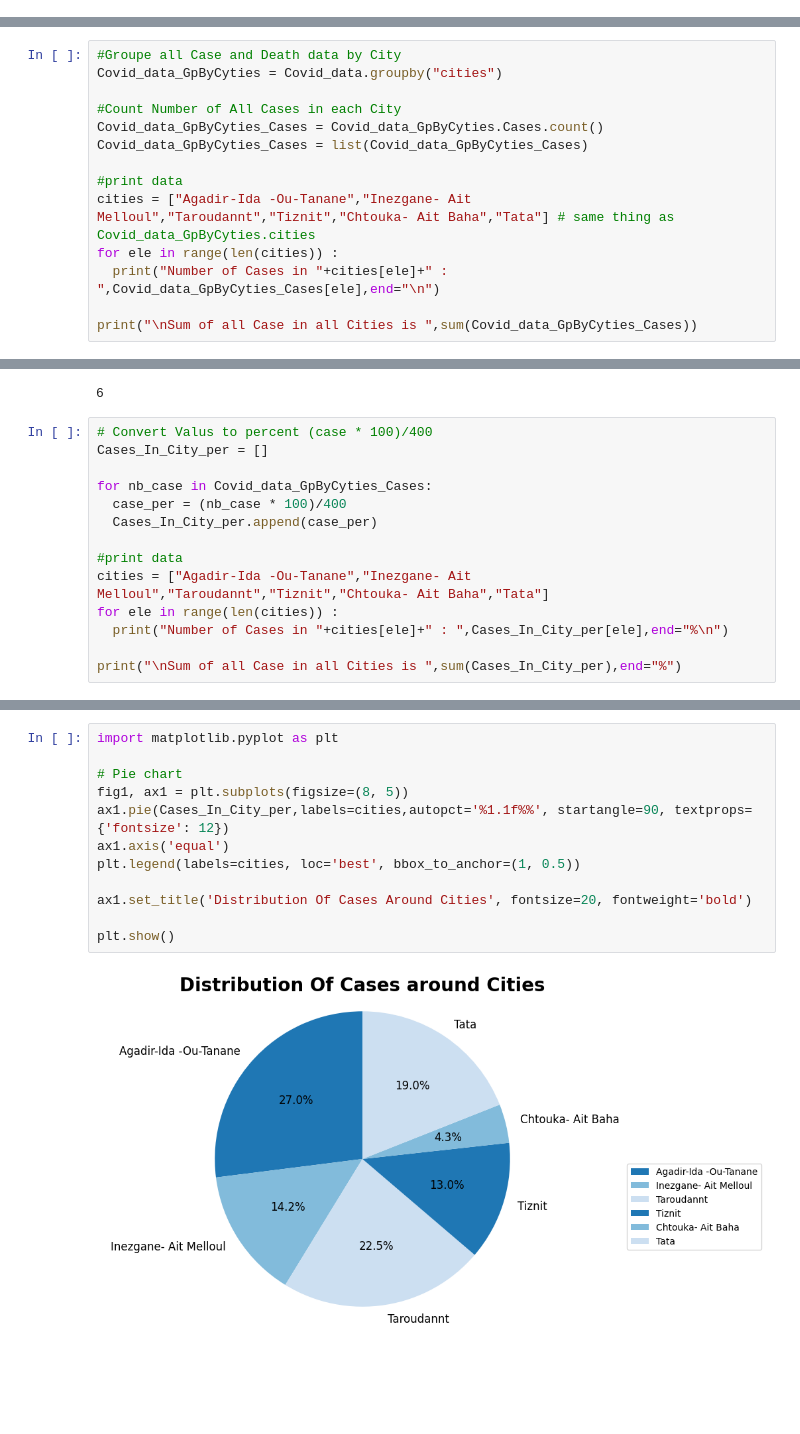
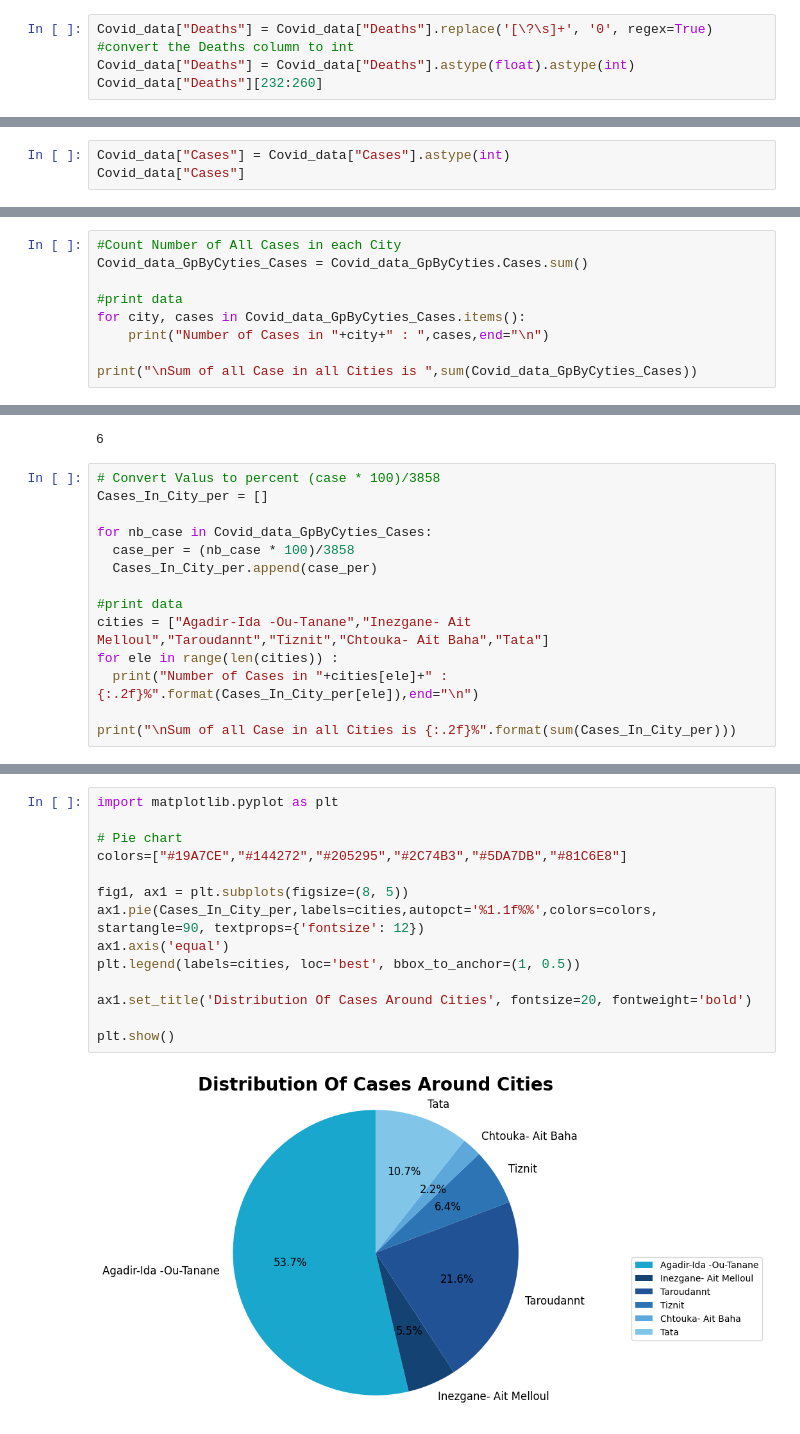
Before and after one commit to oussama95boussaid/Coronavirus_Pandemic_Morocco_project, a Jupyter notebook: Coronavirus_Pandemic_Morocco.ipynb, the cells around one changed output, grey strips where cells are left out. Cells and saved outputs as stored; diff of their text form; blank space fills up the shorter version.

```diff
--- a/Coronavirus_Pandemic_Morocco.ipynb
+++ b/Coronavirus_Pandemic_Morocco.ipynb
@@ -301,0 +322,5 @@ Covid_data["dates"].iloc[0]
+# %%
+Covid_data["Deaths"] = Covid_data["Deaths"].replace('[\?\s]+', '0', regex=True)
+#convert the Deaths column to int
+Covid_data["Deaths"] = Covid_data["Deaths"].astype(float).astype(int)
+Covid_data["Deaths"][232:260]
@@ -305,0 +351,3 @@ dtype('int64')
+# %%
+Covid_data["Cases"] = Covid_data["Cases"].astype(int)
+Covid_data["Cases"]
@@ -324,17 +388,12 @@ Covid_data
 # %% [markdown]
 **Distribuation of Cases in different City**
 # %%
-#Groupe all Case and Death data by City
-Covid_data_GpByCyties = Covid_data.groupby("cities")
-
 #Count Number of All Cases in each City
-Covid_data_GpByCyties_Cases = Covid_data_GpByCyties.Cases.count()
-Covid_data_GpByCyties_Cases = list(Covid_data_GpByCyties_Cases)
+Covid_data_GpByCyties_Cases = Covid_data_GpByCyties.Cases.sum()
 
 #print data
-cities = ["Agadir-Ida -Ou-Tanane","Inezgane- Ait Melloul","Taroudannt","Tiznit","Chtouka- Ait Baha","Tata"] # same thing as Covid_data_GpByCyties.cities
-for ele in range(len(cities)) :
-  print("Number of Cases in "+cities[ele]+" : ",Covid_data_GpByCyties_Cases[ele],end="\n")
+for city, cases in Covid_data_GpByCyties_Cases.items():
+    print("Number of Cases in "+city+" : ",cases,end="\n")
 
 print("\nSum of all Case in all Cities is ",sum(Covid_data_GpByCyties_Cases))
 # %% [output]
@@ -351,17 +410,17 @@ len(Covid_data_GpByCyties.cities)
 # %% [output]
 6
 # %%
-# Convert Valus to percent (case * 100)/400
+# Convert Valus to percent (case * 100)/3858
 Cases_In_City_per = []
 
 for nb_case in Covid_data_GpByCyties_Cases:
-  case_per = (nb_case * 100)/400
+  case_per = (nb_case * 100)/3858
   Cases_In_City_per.append(case_per)
 
 #print data
 cities = ["Agadir-Ida -Ou-Tanane","Inezgane- Ait Melloul","Taroudannt","Tiznit","Chtouka- Ait Baha","Tata"]
 for ele in range(len(cities)) :
-  print("Number of Cases in "+cities[ele]+" : ",Cases_In_City_per[ele],end="%\n")
+  print("Number of Cases in "+cities[ele]+" : {:.2f}%".format(Cases_In_City_per[ele]),end="\n")
 
-print("\nSum of all Case in all Cities is ",sum(Cases_In_City_per),end="%")
+print("\nSum of all Case in all Cities is {:.2f}%".format(sum(Cases_In_City_per)))
 # %% [output]
@@ -376,14 +435,16 @@ Sum of all Case in all Cities is  100.0%
 # %%
 import matplotlib.pyplot as plt
 
 # Pie chart
+colors=["#19A7CE","#144272","#205295","#2C74B3","#5DA7DB","#81C6E8"]
+
 fig1, ax1 = plt.subplots(figsize=(8, 5))
-ax1.pie(Cases_In_City_per,labels=cities,autopct='%1.1f%%', startangle=90, textprops={'fontsize': 12})
+ax1.pie(Cases_In_City_per,labels=cities,autopct='%1.1f%%',colors=colors,  startangle=90, textprops={'fontsize': 12})
 ax1.axis('equal')
 plt.legend(labels=cities, loc='best', bbox_to_anchor=(1, 0.5))
 
 ax1.set_title('Distribution Of Cases Around Cities', fontsize=20, fontweight='bold')
 
 plt.show()
 # %% [output]
-[figure, old version]
+[figure, new version]
```
Also changed, not shown: parts of 14 cells of this notebook.
